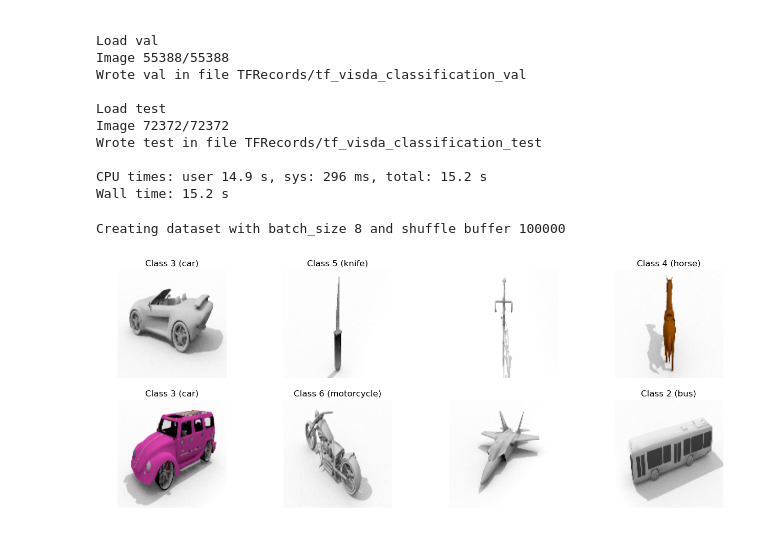
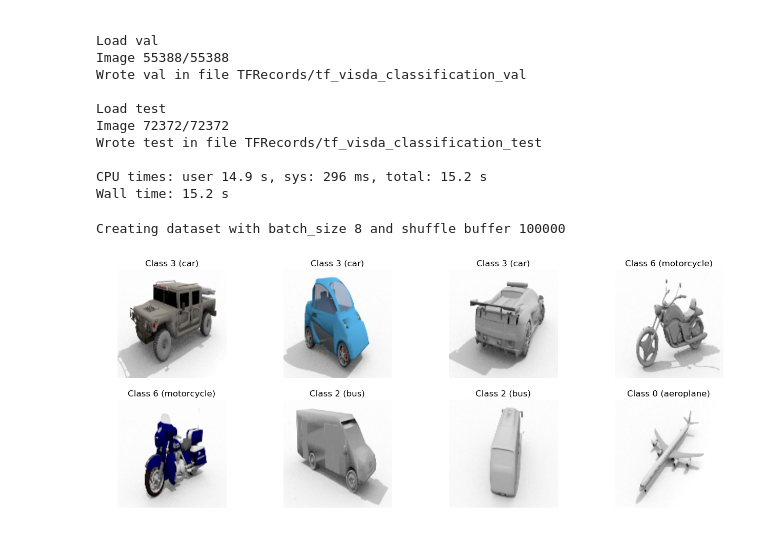
Before and after one commit to ameroyer/TFDatasets, a Jupyter notebook: load_datasets.ipynb, the cells around one changed output. Drawn from its saved outputs; the diff is of its cells as text; code cells hidden in the pictures.

```diff
--- a/load_datasets.ipynb
+++ b/load_datasets.ipynb
@@ -445,19 +446,19 @@ Wall time: 15.2 s
 # %%
 # load training dataset
 loader = visda.VisdaClassificationLoader(
     save_image_in_records=save_image_in_records, data_dir=source_path, resize=128, verbose=True)
 with tf.Graph().as_default():
     data = get_tf_dataset('%s_train' % target_path, loader.parsing_fn, shuffle_buffer=100000)
     with tf.Session() as sess:
         data_ = sess.run(data)
 # Display
 _, axis = plt.subplots(2, 4, figsize=(16, 6))
 for i, ax in enumerate(axis.flatten()):
-    if data_['class'][i] > 1:
+    if data_['class'][i] > -1:
         ax.set_title('Class %d (%s)' % (data_['class'][i], loader.classes_names[data_['class'][i]]))
     ax.imshow(data_['image'][i])
     ax.set_axis_off()
 plt.show()
 # %% [output]
 Creating dataset with batch_size 8 and shuffle buffer 100000
-[figure, old version]
+[figure, new version]
```
Also changed, not shown: parts of 5 cells of this notebook, 3 other files.
